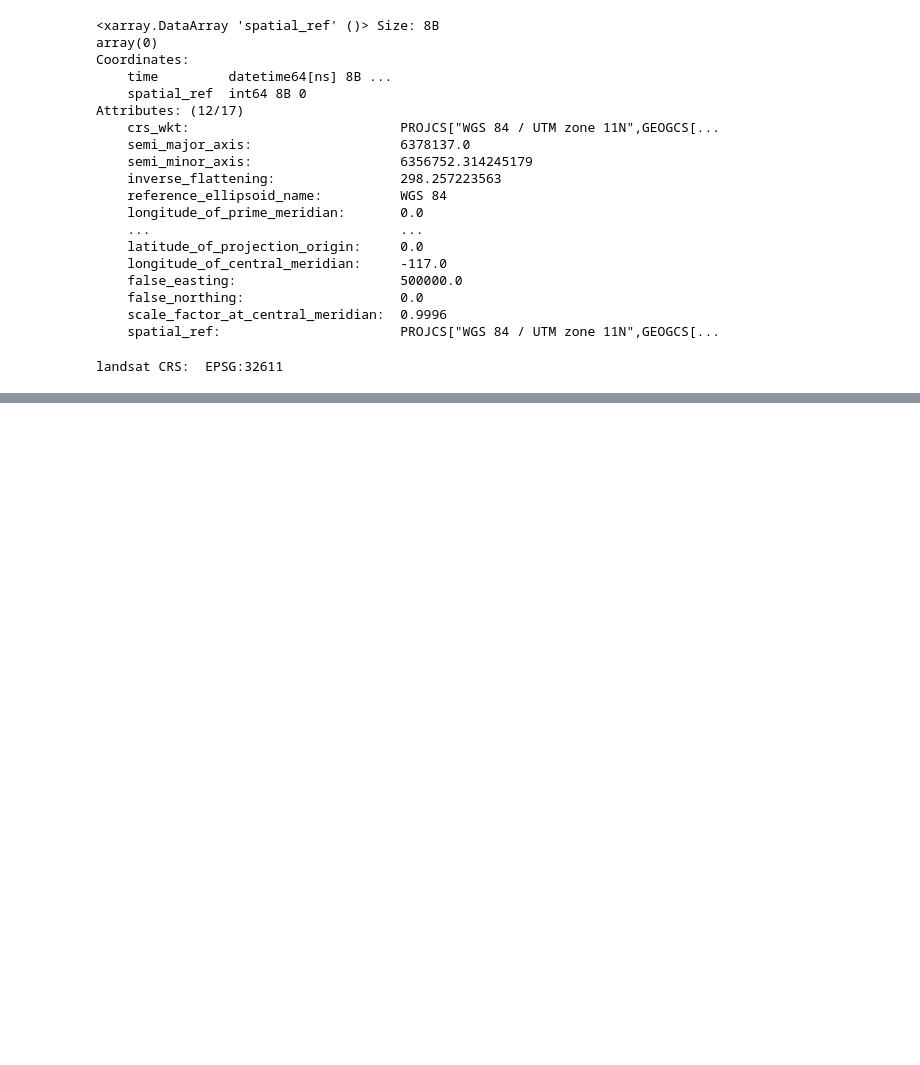
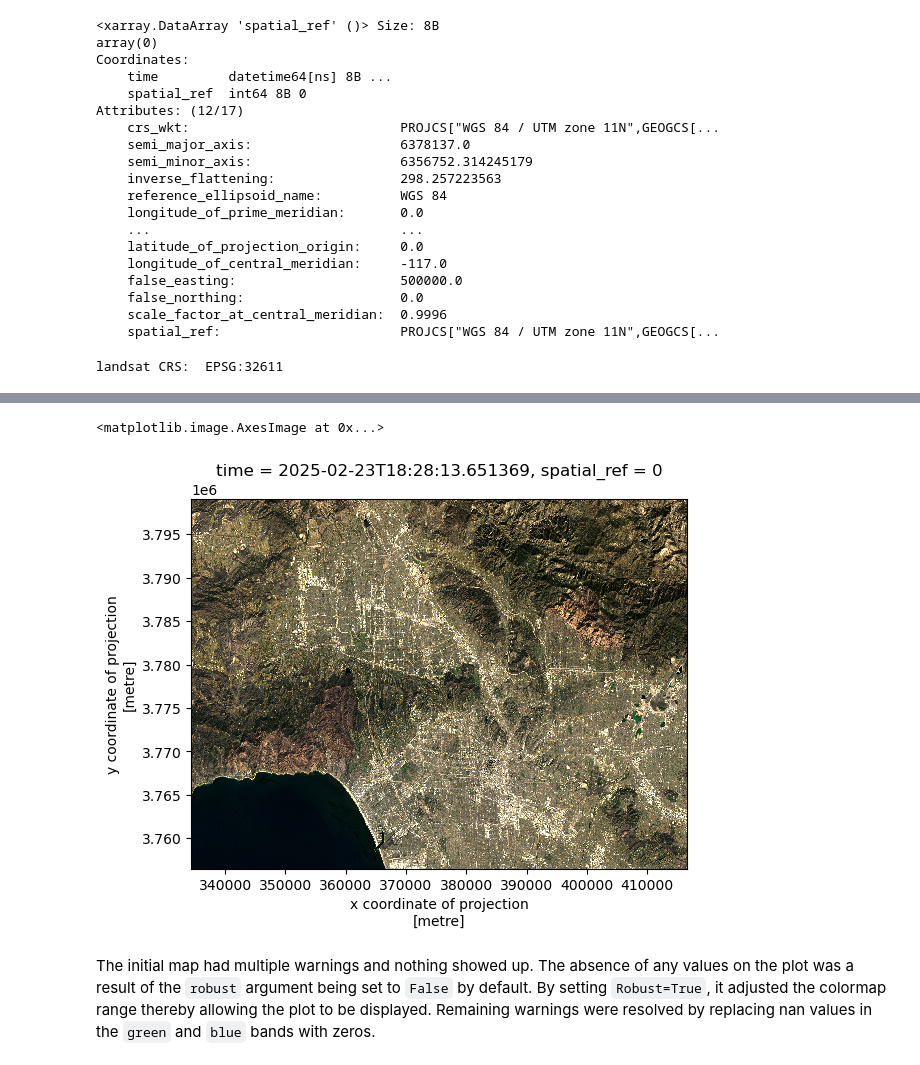
Before and after one commit to cllorey/eds220-hwk4, a Jupyter notebook: hwk4-task2-false-color-LOREY.ipynb, the cells around one changed output, grey strips where cells are left out. Saved outputs shown, nothing was run; the diff lists cells and outputs as text; code cells hidden in the pictures; blank space fills up the shorter version.

```diff
--- a/hwk4-task2-false-color-LOREY.ipynb
+++ b/hwk4-task2-false-color-LOREY.ipynb
@@ -160,0 +197,10 @@ landsat CRS:  EPSG:32611
+# %%
+# Fill nans with 0, plot without warnings
+(landsat[['red', 'green', 'blue']].to_dataarray()
+                                  .fillna(0)
+                                  .plot.imshow(robust=True))
+# %% [output]
+<matplotlib.image.AxesImage at 0x...>
+[figure, added]
+# %% [markdown]
+The initial map had multiple warnings and nothing showed up. The absence of any values on the plot was a result of the `robust` argument being set to `False` by default. By setting `Robust=True`, it adjusted the colormap range thereby allowing the plot to be displayed. Remaining warnings were resolved by replacing nan values in the `green` and `blue` bands with zeros.
```
Also changed, not shown: parts of 5 cells of this notebook.
